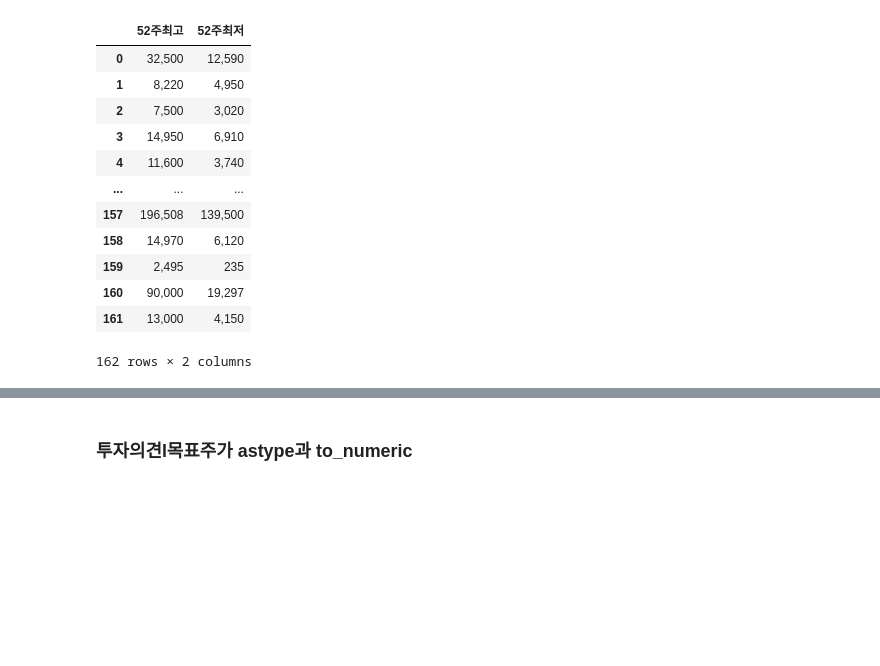
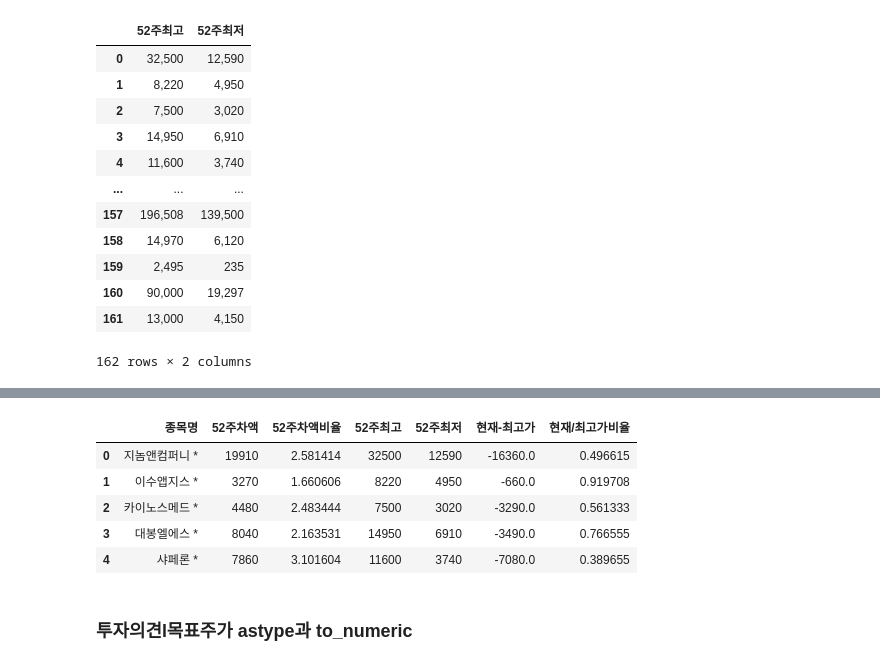
Before and after one commit to jamjamzo/finance-data-analysis, a Jupyter notebook: 5.2 업종 테마 데이터 전처리-input.ipynb, the cells around one changed output, grey strips where cells are left out. Drawn from its saved outputs; the diff is of its cells as text; code cells hidden in the pictures; blank space fills up the shorter version.

```diff
--- a/5.2 업종 테마 데이터 전처리-input.ipynb
+++ b/5.2 업종 테마 데이터 전처리-input.ipynb
@@ -349,6 +308,13 @@ df["52주차액비율"] = df['52주최고'] / df['52주최저']
 df["현재-최고가"] = df['현재가'] - df['52주최고']
 df["현재/최고가비율"] = df['현재가'] / df['52주최고']
 # %%
-# df[["종목명", "52주차액", "52주차액비율", "52주최고", "52주최저", "현재-최고가", "현재/최고가비율"]].head()
+df[["종목명", "52주차액", "52주차액비율", "52주최고", "52주최저", "현재-최고가", "현재/최고가비율"]].head()
+# %% [output]
+|  | 종목명 | 52주차액 | 52주차액비율 | 52주최고 | 52주최저 | 현재-최고가 | 현재/최고가비율 |
+| 0 | 지놈앤컴퍼니 * | 19910 | 2.581414 | 32500 | 12590 | -16360.0 | 0.496615 |
+| 1 | 이수앱지스 * | 3270 | 1.660606 | 8220 | 4950 | -660.0 | 0.919708 |
+| 2 | 카이노스메드 * | 4480 | 2.483444 | 7500 | 3020 | -3290.0 | 0.561333 |
+| 3 | 대봉엘에스 * | 8040 | 2.163531 | 14950 | 6910 | -3490.0 | 0.766555 |
+| 4 | 샤페론 * | 7860 | 3.101604 | 11600 | 3740 | -7080.0 | 0.389655 |
 # %% [markdown]
 ### 투자의견l목표주가 astype과 to_numeric
```
Also changed, not shown: parts of 28 cells of this notebook.
